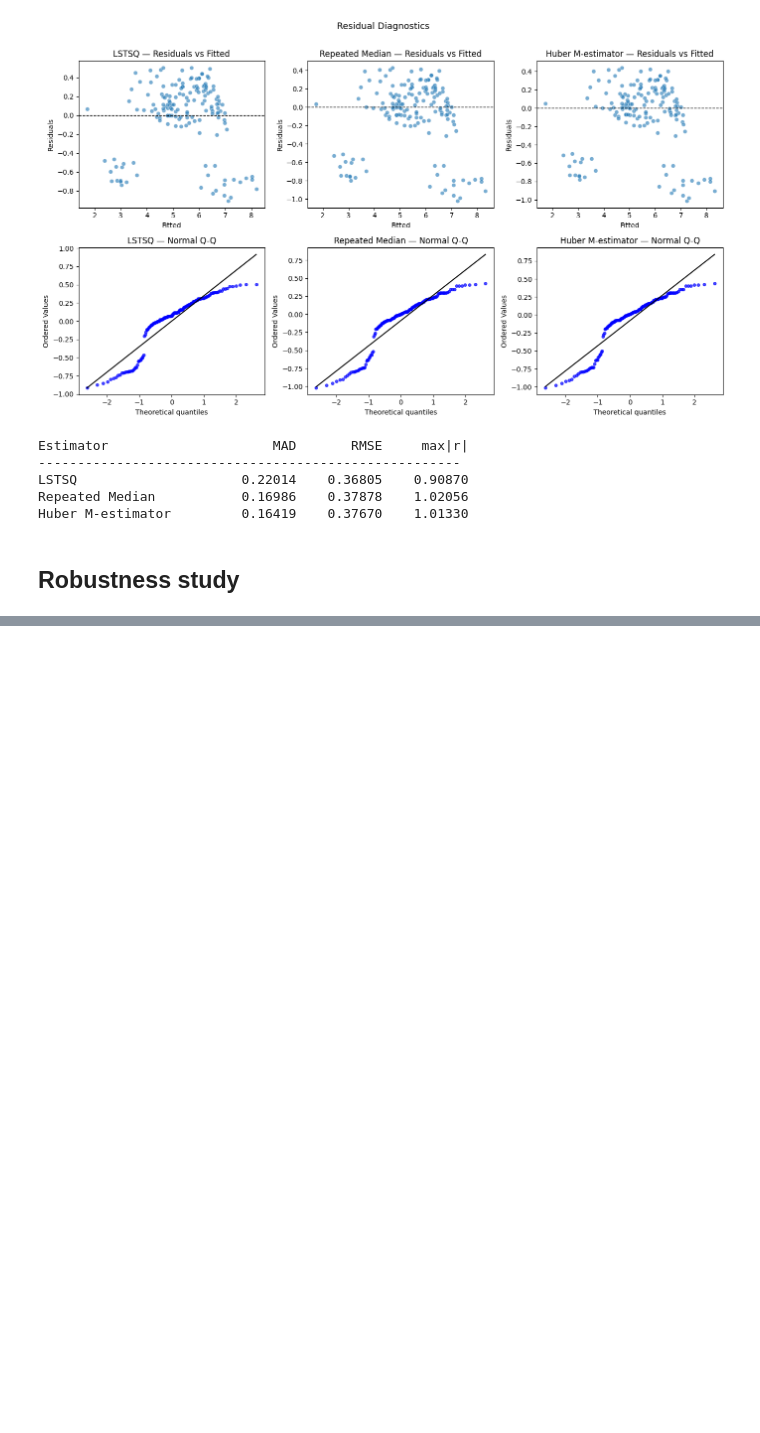
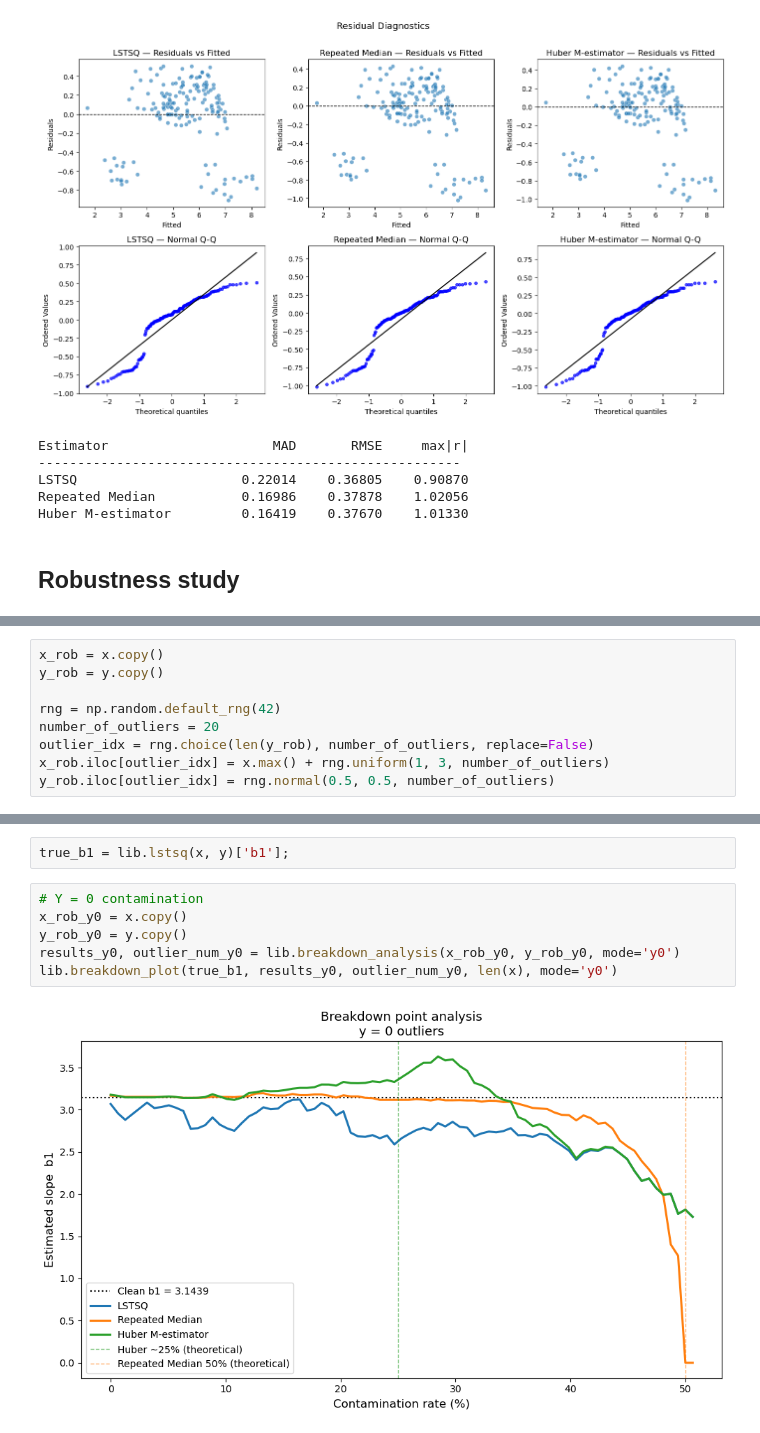
Before and after one commit to AnjaCvetkovic25/huber-vs-repeated-median, a Jupyter notebook: main.ipynb, the cells around one changed output, grey strips where cells are left out. Saved outputs shown, nothing was run; the diff lists cells and outputs as text; blank space fills up the shorter version.

```diff
--- a/main.ipynb
+++ b/main.ipynb
@@ -362,0 +342,9 @@ plt.show()
+# %%
+x_rob = x.copy()
+y_rob = y.copy()
+
+rng = np.random.default_rng(42)
+number_of_outliers = 20
+outlier_idx = rng.choice(len(y_rob), number_of_outliers, replace=False)
+x_rob.iloc[outlier_idx] = x.max() + rng.uniform(1, 3, number_of_outliers)
+y_rob.iloc[outlier_idx] = rng.normal(0.5, 0.5, number_of_outliers)
@@ -362,0 +363,10 @@ plt.show()
+# %%
+true_b1 = lib.lstsq(x, y)['b1'];
+# %%
+# Y = 0 contamination
+x_rob_y0 = x.copy()
+y_rob_y0 = y.copy()
+results_y0, outlier_num_y0 = lib.breakdown_analysis(x_rob_y0, y_rob_y0, mode='y0')
+lib.breakdown_plot(true_b1, results_y0, outlier_num_y0, len(x), mode='y0')
+# %% [output]
+[figure, added]
```
Also changed, not shown: parts of 30 cells of this notebook, 1 other file.
